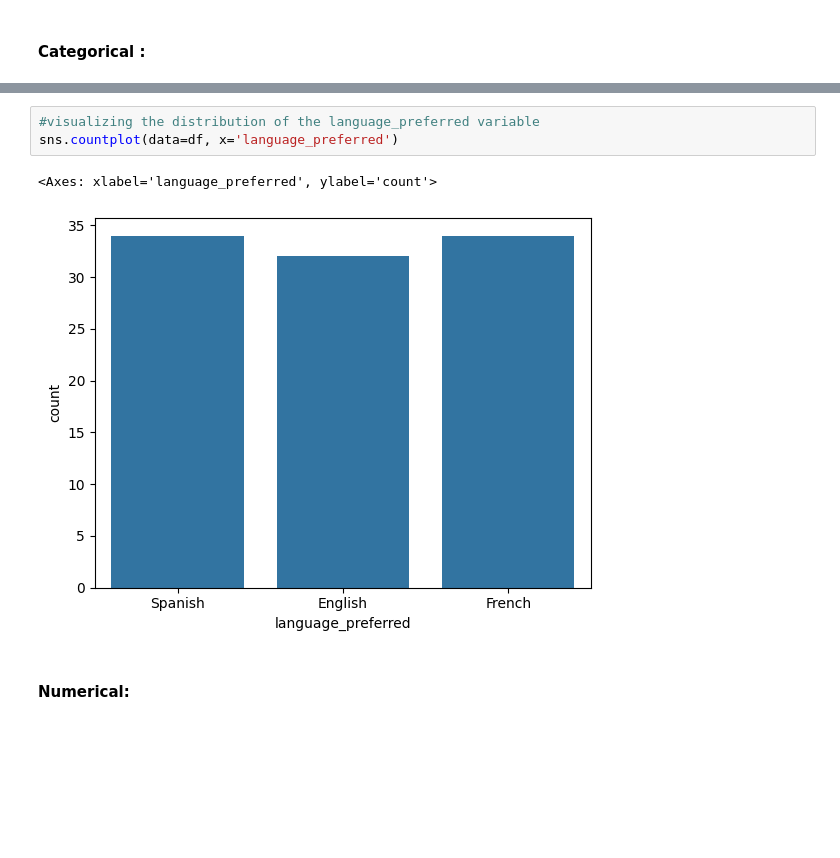
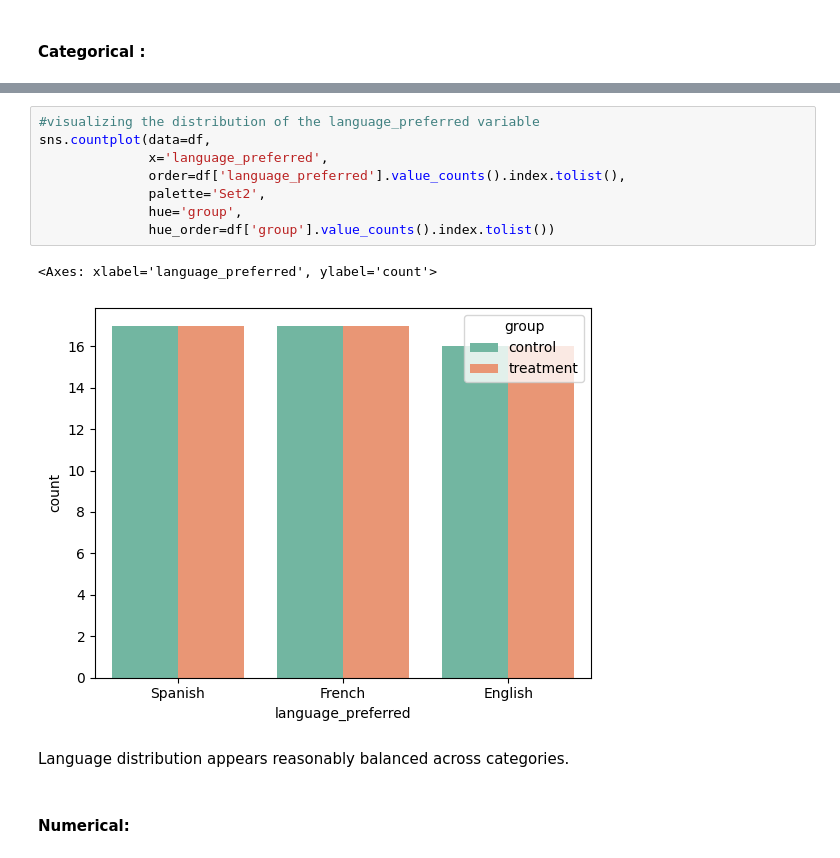
Before and after one commit to gs24/AIML, a Jupyter notebook: statistics/final project/solution.ipynb, the cells around one changed output, grey strips where cells are left out. Saved outputs shown, nothing was run; the diff lists cells and outputs as text; blank space fills up the shorter version.

```diff
--- a/statistics/final project/solution.ipynb
+++ b/statistics/final project/solution.ipynb
@@ -132,9 +180,16 @@ sns.countplot(data=df, x='converted')
 # %%
 #visualizing the distribution of the language_preferred variable
-sns.countplot(data=df, x='language_preferred')
+sns.countplot(data=df,
+              x='language_preferred',
+              order=df['language_preferred'].value_counts().index.tolist(),
+              palette='Set2',
+              hue='group',
+              hue_order=df['group'].value_counts().index.tolist())
 # %% [output]
 <Axes: xlabel='language_preferred', ylabel='count'>
-[figure, old version]
+[figure, new version]
+# %% [markdown]
+Language distribution appears reasonably balanced across categories.
 # %% [markdown]
 #### Numerical:
 # %%
```
Also changed, not shown: parts of 46 cells of this notebook.
